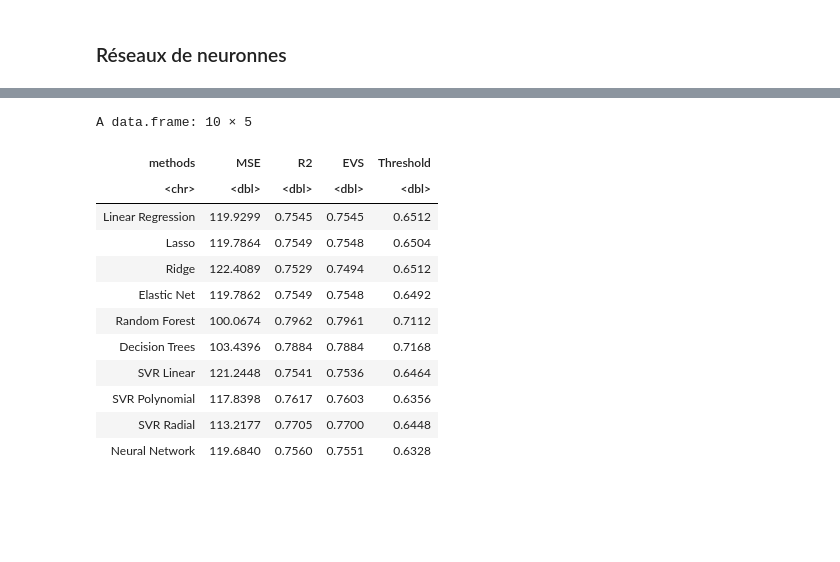
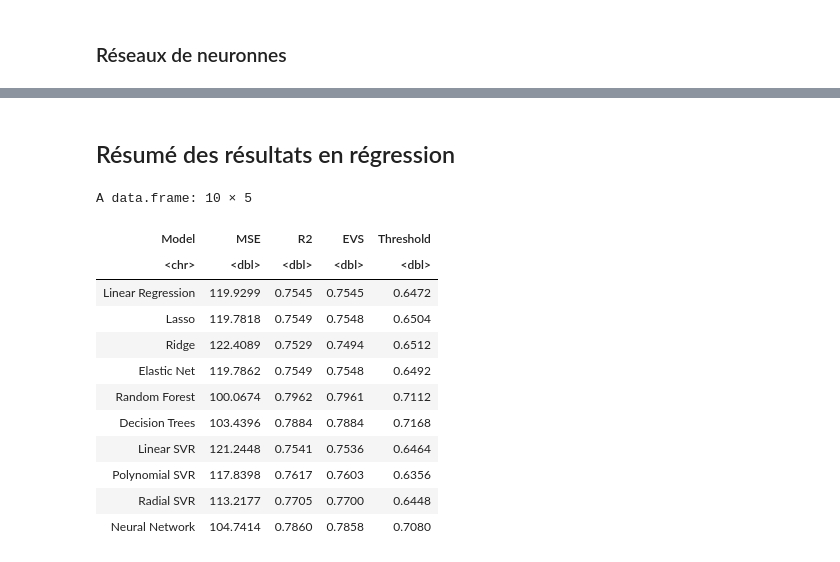
Before and after one commit to jayalabanda/projet-ML, a Jupyter notebook: rapport_R.ipynb, the cells around one changed output, grey strips where cells are left out. Cells and saved outputs as stored; diff of their text form; code cells hidden in the pictures; blank space fills up the shorter version.

```diff
--- a/rapport_R.ipynb
+++ b/rapport_R.ipynb
@@ -2143,6 +2132,6 @@ svr.rad <- svm(popularity ~ ., data = X.train, kernel ="radial",
                cost = svm.reg.tune$cost, gamma = svm.reg.tune$gamma)
 # %%
-pred.svr.rad <- predict(svr.rad, newdata = X.test[, -11])
+pred.svr.rad <- predict(svr.rad, newdata = X.test.scaled[, -11])
 plot.regression.results(y.test.reg, y.test.class, pred.svr.rad)
 # %% [output]
 [1] "Mean Squared Error: 113.2177"
@@ -2169,7 +2152,7 @@ thresholding.scores[9] <- threshold.score(pred.svr.rad, y.test.class)
 # %% [markdown]
 ### Réseaux de neuronnes
 # %%
-nnet.tuned <- best.nnet(popularity ~ ., data = X.train, size = 4:5,
+nnet.tuned <- best.nnet(popularity ~ ., data = X.train.scaled, size = 4:5,
                         decay = 1:10, maxit = 200, linout = TRUE)
 nnet.tuned
 # %% [output]
@@ -2180,4 +2163,2 @@ options were - linear output units  decay=9
-# %%
-nnet.reg <- nnet.tuned$fitted
 # %%
 # calcul et graphe des résidus
@@ -2189,4 +2170,4 @@ plot.res(fit.nnetr, res.nnetr, titre = "")
 # %%
-pred.nnetr <- predict(nnet.tuned, newdata = X.test[, -11])
+pred.nnetr <- predict(nnet.tuned, newdata = X.test.scaled[, -11])
 plot.regression.results(y.test.reg, y.test.class, pred.nnetr)
 # %% [output]
@@ -2211,32 +2186,36 @@ mse.scores[10] <- round(sum((pred.nnetr - y.test.reg)^2)/ntest, 4)
 r2.scores[10] <- round(cor(y.test.reg, pred.nnetr)^2, 4)
 evs.scores[10] <- round(1 - var(y.test.reg - pred.nnetr)/var(y.test.reg), 4)
 thresholding.scores[10] <- threshold.score(pred.nnetr, y.test.class)
+# %% [markdown]
+## Résumé des résultats en régression
 # %%
 methods.reg <- c("Linear Regression", "Lasso", "Ridge", "Elastic Net",
-             "Random Forest", "Decision Trees", "SVR Linear",
-             "SVR Polynomial", "SVR Radial", "Neural Network")
+                 "Random Forest", "Decision Trees", "Linear SVR",
+                 "Polynomial SVR", "Radial SVR", "Neural Network")
 
-reg.comparison <- data.frame(methods = methods.reg,
-                             MSE = mse.scores,
-                             R2 = r2.scores,
-                             EVS = evs.scores,
-                             Threshold = thresholding.scores)
+reg.comparison <- data.frame(
+    Model = methods.reg,
+    MSE = mse.scores,
+    R2 = r2.scores,
+    EVS = evs.scores,
+    Threshold = thresholding.scores
+)
 
 reg.comparison
 # %% [output]
 A data.frame: 10 × 5
-| methods | MSE | R2 | EVS | Threshold |
+| Model | MSE | R2 | EVS | Threshold |
 | <chr> | <dbl> | <dbl> | <dbl> | <dbl> |
-| Linear Regression | 119.9299 | 0.7545 | 0.7545 | 0.6512 |
-| Lasso | 119.7864 | 0.7549 | 0.7548 | 0.6504 |
+| Linear Regression | 119.9299 | 0.7545 | 0.7545 | 0.6472 |
+| Lasso | 119.7818 | 0.7549 | 0.7548 | 0.6504 |
 | Ridge | 122.4089 | 0.7529 | 0.7494 | 0.6512 |
 | Elastic Net | 119.7862 | 0.7549 | 0.7548 | 0.6492 |
 | Random Forest | 100.0674 | 0.7962 | 0.7961 | 0.7112 |
 | Decision Trees | 103.4396 | 0.7884 | 0.7884 | 0.7168 |
-| SVR Linear | 121.2448 | 0.7541 | 0.7536 | 0.6464 |
-| SVR Polynomial | 117.8398 | 0.7617 | 0.7603 | 0.6356 |
-| SVR Radial | 113.2177 | 0.7705 | 0.7700 | 0.6448 |
-| Neural Network | 119.6840 | 0.7560 | 0.7551 | 0.6328 |
+| Linear SVR | 121.2448 | 0.7541 | 0.7536 | 0.6464 |
+| Polynomial SVR | 117.8398 | 0.7617 | 0.7603 | 0.6356 |
+| Radial SVR | 113.2177 | 0.7705 | 0.7700 | 0.6448 |
+| Neural Network | 104.7414 | 0.7860 | 0.7858 | 0.7080 |
 # %%
 reg.comparison[order(reg.comparison$MSE, decreasing = FALSE), ]
 # %% [output]
```
Also changed, not shown: parts of 73 cells of this notebook, 1 other file.
